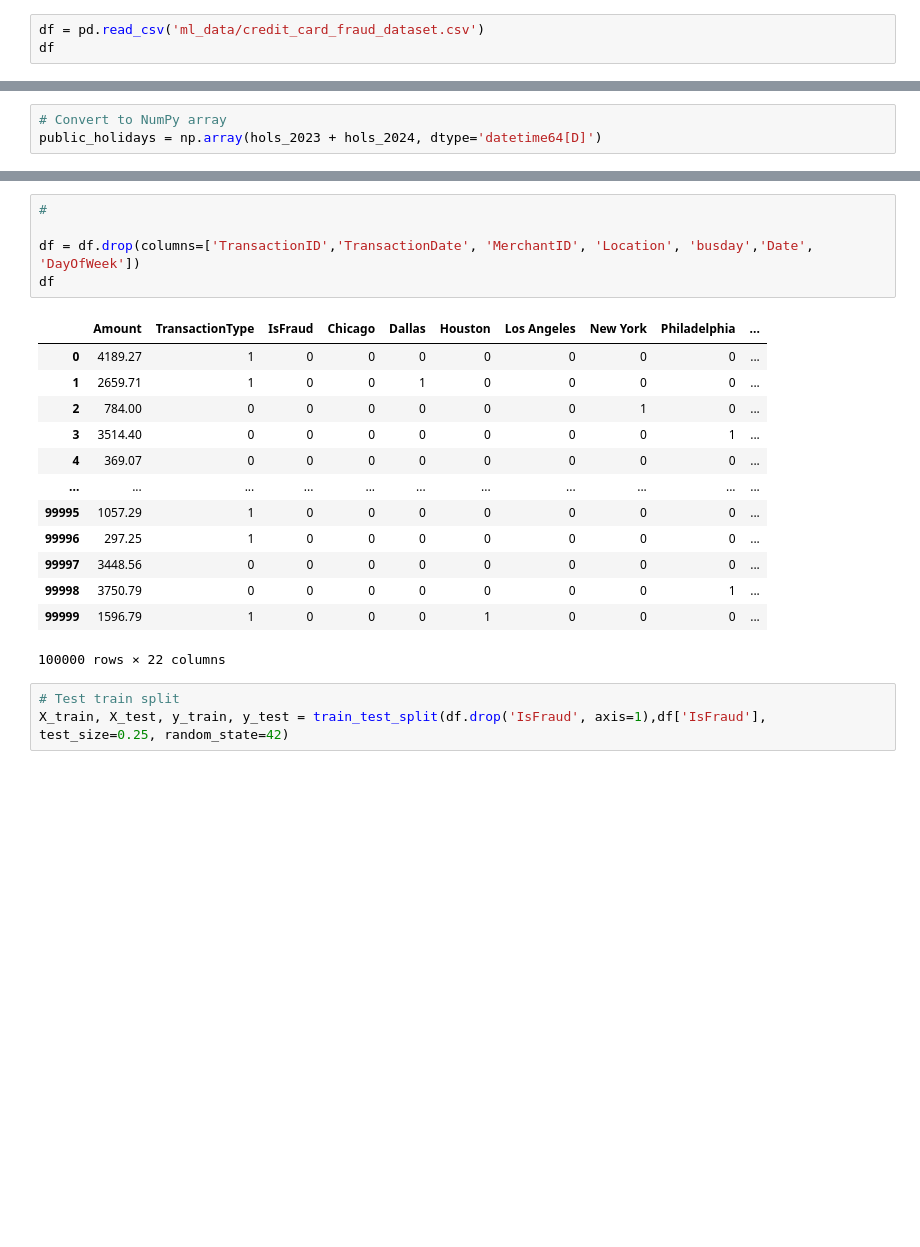
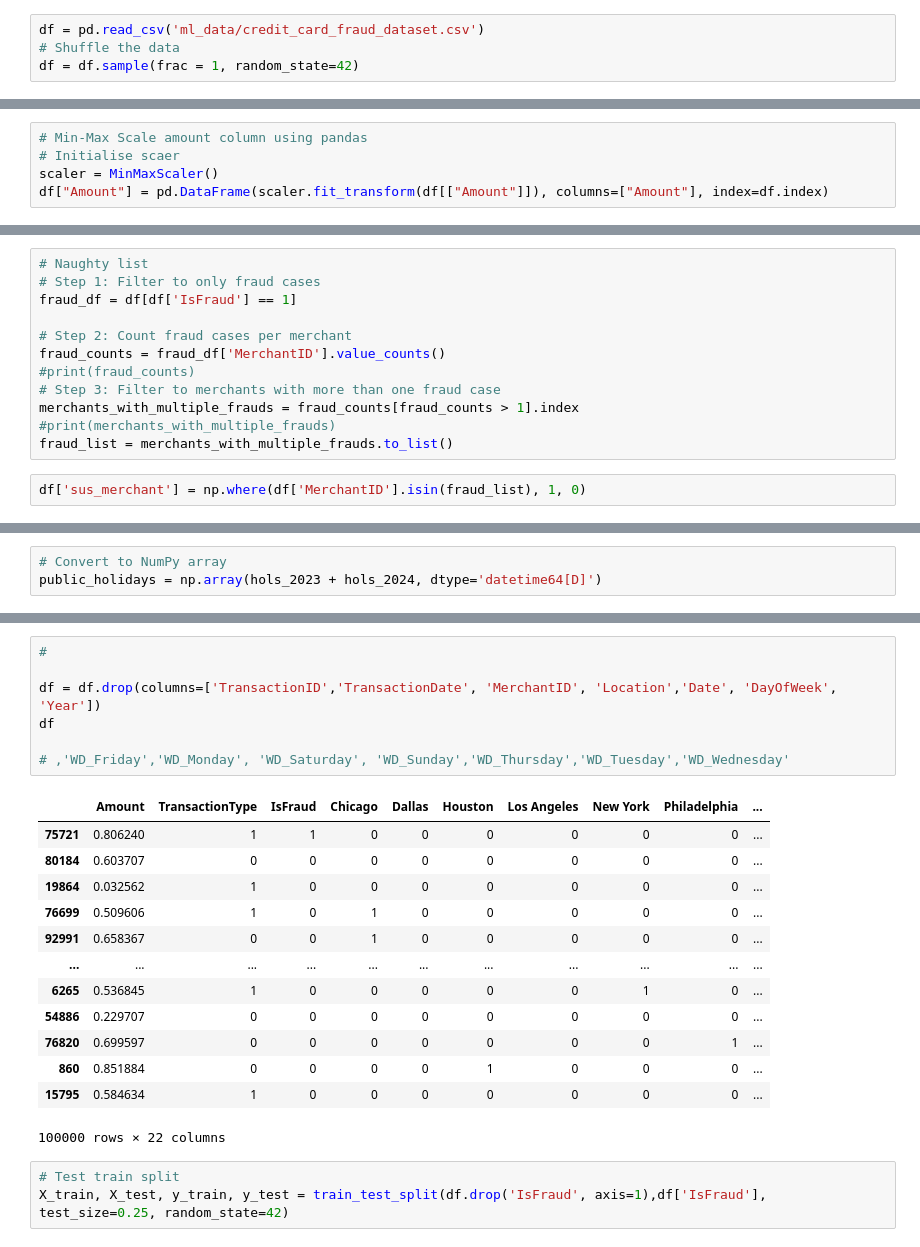
Before and after one commit to dalgurnawi/machine_learning, a Jupyter notebook: fd_logistic_regression_bestversion.ipynb, the cells around one changed output, grey strips where cells are left out. Drawn from its saved outputs; the diff is of its cells as text; blank space fills up the shorter version.

```diff
--- a/fd_logistic_regression_bestversion.ipynb
+++ b/fd_logistic_regression_bestversion.ipynb
@@ -9,3 +19,4 @@ from sklearn.metrics import confusion_matrix
 # %%
 df = pd.read_csv('ml_data/credit_card_fraud_dataset.csv')
-df
+# Shuffle the data
+df = df.sample(frac = 1, random_state=42)
@@ -26,3 +23,8 @@ df
+# %%
+# Min-Max Scale amount column using pandas
+# Initialise scaer
+scaler = MinMaxScaler()
+df["Amount"] = pd.DataFrame(scaler.fit_transform(df[["Amount"]]), columns=["Amount"], index=df.index)
 # %%
 from datetime import datetime
 
@@ -81 +83,15 @@ df
 100000 rows × 27 columns
+# %%
+# Naughty list
+# Step 1: Filter to only fraud cases
+fraud_df = df[df['IsFraud'] == 1]
+
+# Step 2: Count fraud cases per merchant
+fraud_counts = fraud_df['MerchantID'].value_counts()
+#print(fraud_counts)
+# Step 3: Filter to merchants with more than one fraud case
+merchants_with_multiple_frauds = fraud_counts[fraud_counts > 1].index
+#print(merchants_with_multiple_frauds)
+fraud_list = merchants_with_multiple_frauds.to_list()
+# %%
+df['sus_merchant'] = np.where(df['MerchantID'].isin(fraud_list), 1, 0)
@@ -106,21 +136,23 @@ df
 # %%
 #
 
-df = df.drop(columns=['TransactionID','TransactionDate', 'MerchantID', 'Location', 'busday','Date', 'DayOfWeek'])
+df = df.drop(columns=['TransactionID','TransactionDate', 'MerchantID', 'Location','Date', 'DayOfWeek', 'Year'])
 df
+
+# ,'WD_Friday','WD_Monday', 'WD_Saturday', 'WD_Sunday','WD_Thursday','WD_Tuesday','WD_Wednesday'
 # %% [output]
 |  | Amount | TransactionType | IsFraud | Chicago | Dallas | Houston | Los Angeles | New York | Philadelphia | ... |
-| 0 | 4189.27 | 1 | 0 | 0 | 0 | 0 | 0 | 0 | 0 | ... |
-| 1 | 2659.71 | 1 | 0 | 0 | 1 | 0 | 0 | 0 | 0 | ... |
-| 2 | 784.00 | 0 | 0 | 0 | 0 | 0 | 0 | 1 | 0 | ... |
-| 3 | 3514.40 | 0 | 0 | 0 | 0 | 0 | 0 | 0 | 1 | ... |
-| 4 | 369.07 | 0 | 0 | 0 | 0 | 0 | 0 | 0 | 0 | ... |
+| 75721 | 0.806240 | 1 | 1 | 0 | 0 | 0 | 0 | 0 | 0 | ... |
+| 80184 | 0.603707 | 0 | 0 | 0 | 0 | 0 | 0 | 0 | 0 | ... |
+| 19864 | 0.032562 | 1 | 0 | 0 | 0 | 0 | 0 | 0 | 0 | ... |
+| 76699 | 0.509606 | 1 | 0 | 1 | 0 | 0 | 0 | 0 | 0 | ... |
+| 92991 | 0.658367 | 0 | 0 | 1 | 0 | 0 | 0 | 0 | 0 | ... |
 | ... | ... | ... | ... | ... | ... | ... | ... | ... | ... | ... |
-| 99995 | 1057.29 | 1 | 0 | 0 | 0 | 0 | 0 | 0 | 0 | ... |
-| 99996 | 297.25 | 1 | 0 | 0 | 0 | 0 | 0 | 0 | 0 | ... |
-| 99997 | 3448.56 | 0 | 0 | 0 | 0 | 0 | 0 | 0 | 0 | ... |
-| 99998 | 3750.79 | 0 | 0 | 0 | 0 | 0 | 0 | 0 | 1 | ... |
-| 99999 | 1596.79 | 1 | 0 | 0 | 0 | 1 | 0 | 0 | 0 | ... |
+| 6265 | 0.536845 | 1 | 0 | 0 | 0 | 0 | 0 | 1 | 0 | ... |
+| 54886 | 0.229707 | 0 | 0 | 0 | 0 | 0 | 0 | 0 | 0 | ... |
+| 76820 | 0.699597 | 0 | 0 | 0 | 0 | 0 | 0 | 0 | 1 | ... |
+| 860 | 0.851884 | 0 | 0 | 0 | 0 | 1 | 0 | 0 | 0 | ... |
+| 15795 | 0.584634 | 1 | 0 | 0 | 0 | 0 | 0 | 0 | 0 | ... |
 100000 rows × 22 columns
 # %%
 # Test train split
```
Also changed, not shown: parts of 17 cells of this notebook, 1 other file.
